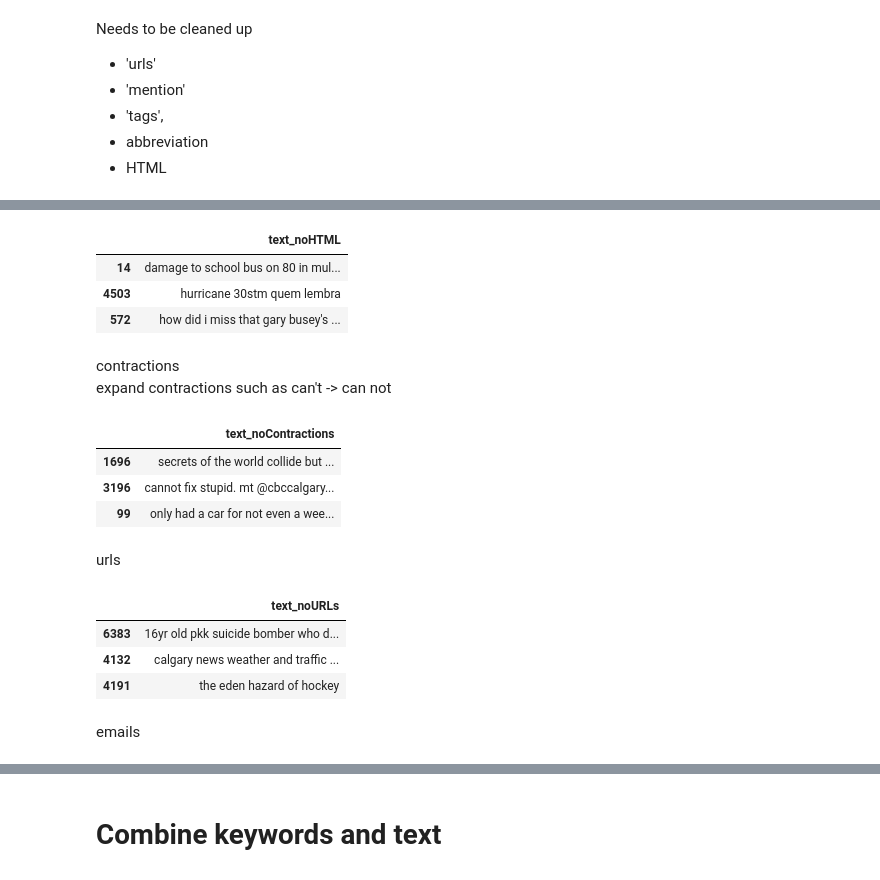
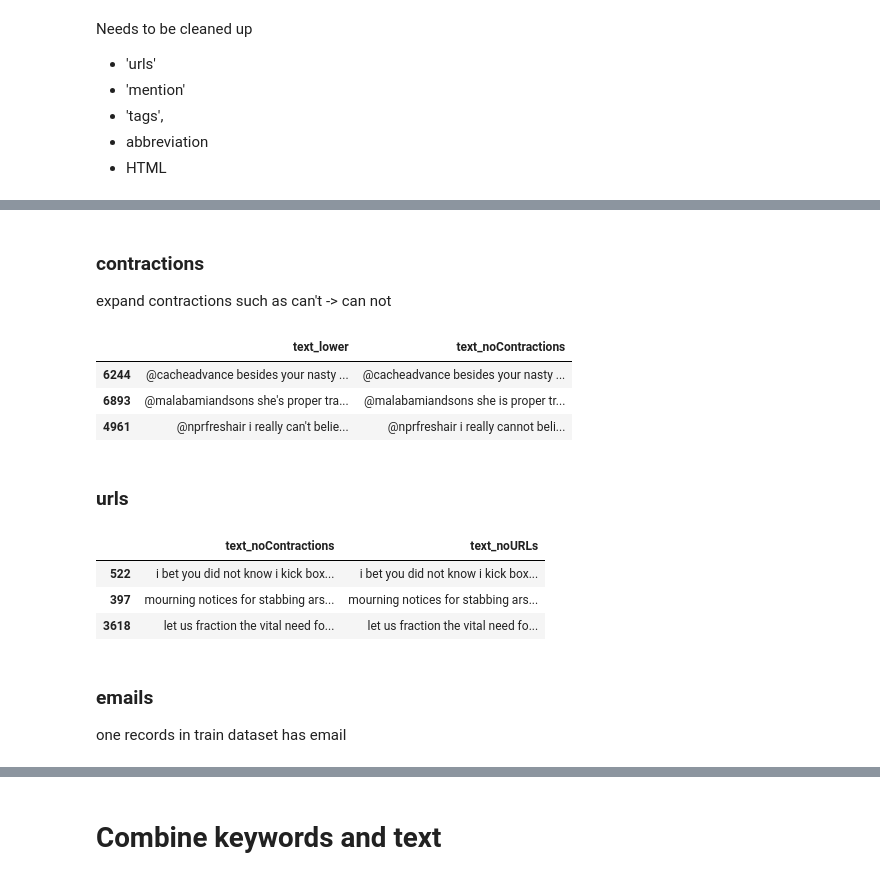
Before and after one commit to respwill/disaster_tweet, a Jupyter notebook: EDA.ipynb, the cells around one changed output, grey strips where cells are left out. Saved outputs shown, nothing was run; the diff lists cells and outputs as text; code cells hidden in the pictures.

```diff
--- a/EDA.ipynb
+++ b/EDA.ipynb
@@ -185,6 +164,6 @@ def loc_prep(data):
     data = re.sub(' +', ' ', data)
     return data
 # %%
-train_data.loc[train_data['location'].isnull() ,'location_prep'] = ''
+train_data['location'] = train_data['location'].fillna(' ')
 # %%
-train_data['location_prep'] = train_data['location_prep'].apply(loc_prep)
+train_data['location_prep'] = train_data['location'].apply(loc_prep)
@@ -262,2 +251,0 @@ from bs4 import BeautifulSoup
-# %%
-train_data['text_noHTML'] = train_data['text_lower'].apply(lambda x: BeautifulSoup(x).get_text())
@@ -270,26 +252,19 @@ See the caveats in the documentation: https://pandas.pydata.org/pandas-docs/stab
-# %%
-train_data.loc[train_data['text_lower'].str.contains('br'), ['text_noHTML']].sample(3)
-# %% [output]
-|  | text_noHTML |
-| 14 | damage to school bus on 80 in mul... |
-| 4503 | hurricane 30stm quem lembra |
-| 572 | how did i miss that gary busey's ... |
 # %% [markdown]
-contractions
+### contractions
 expand contractions such as can't -> can not
 # %%
 import contractions
 # %%
-train_data['text_noContractions'] = train_data['text_noHTML'].apply(contractions.fix)
+train_data['text_noContractions'] = train_data['text_lower'].apply(contractions.fix)
 # %%
-train_data.loc[train_data['text_noHTML'].str.contains("can't"), ['text_noContractions']].sample(3)
+train_data.loc[train_data['text_lower'].str.contains("can't"), ['text_lower', 'text_noContractions']].sample(3)
 # %% [output]
-|  | text_noContractions |
-| 1696 | secrets of the world collide but ... |
-| 3196 | cannot fix stupid. mt @cbccalgary... |
-| 99 | only had a car for not even a wee... |
+|  | text_lower | text_noContractions |
+| 6244 | @cacheadvance besides your nasty ... | @cacheadvance besides your nasty ... |
+| 6893 | @malabamiandsons she's proper tra... | @malabamiandsons she is proper tr... |
+| 4961 | @nprfreshair i really can't belie... | @nprfreshair i really cannot beli... |
-# %% [markdown]
-urls
+# %% [markdown]
+### urls
 # %%
 def rem_urls(data):
     regex = re.compile(f"https?://(www\.)?(\w+)(\.\w+)(/\w*)?")
@@ -298,11 +273,9 @@ def rem_urls(data):
 # %%
 train_data['text_noURLs'] = train_data['text_noContractions'].apply(rem_urls)
 # %%
-train_data.loc[train_data['text_noContractions'].str.contains('http'), ['text_noURLs']].sample(3)
+train_data.loc[train_data['text_noContractions'].str.contains('http'), ['text_noContractions', 'text_noURLs']].sample(3)
 # %% [output]
-|  | text_noURLs |
-| 6383 | 16yr old pkk suicide bomber who d... |
-| 4132 | calgary news weather and traffic ... |
-| 4191 | the eden hazard of hockey |
+|  | text_noContractions | text_noURLs |
+| 522 | i bet you did not know i kick box... | i bet you did not know i kick box... |
+| 397 | mourning notices for stabbing ars... | mourning notices for stabbing ars... |
+| 3618 | let us fraction the vital need fo... | let us fraction the vital need fo... |
-# %% [markdown]
-emails
@@ -311,0 +282,3 @@ def rem_emails(data):
+# %% [markdown]
+### emails
+one records in train dataset has email
```
Also changed, not shown: parts of 76 cells of this notebook.
